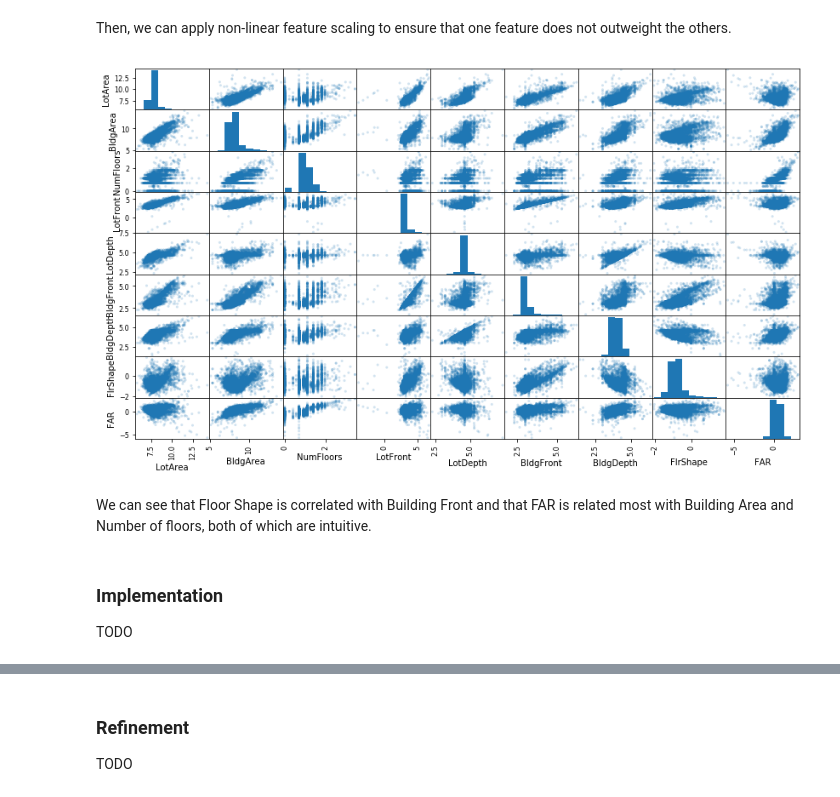
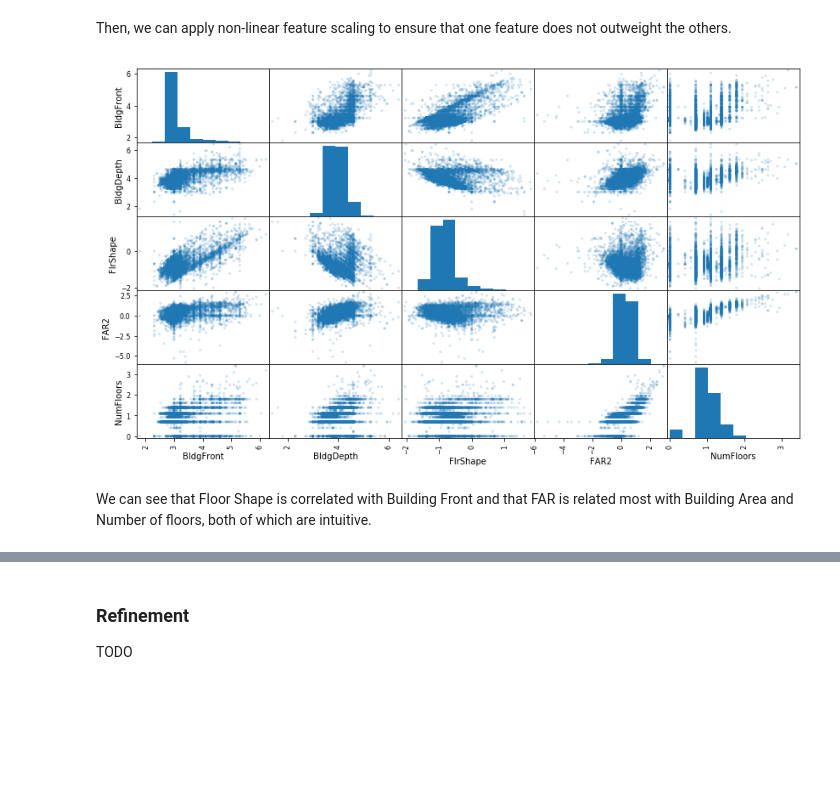
Before and after one commit to jperaino/MLND_Capstone, a Jupyter notebook: Capstone_Report.ipynb, the cells around one changed output, grey strips where cells are left out. Saved outputs shown, nothing was run; the diff lists cells and outputs as text; code cells hidden in the pictures; blank space fills up the shorter version.

Commit message:
complete draft implementation

```diff
--- a/Capstone_Report.ipynb
+++ b/Capstone_Report.ipynb
@@ -66,13 +66,19 @@ import visuals as vs
 # Pretty display for notebooks
 %matplotlib inline
 
+# Define column sets
+col_Import = ["Address", "LotArea", "BldgArea", "BldgFront", "BldgDepth", "NumFloors", "NumBldgs", "LotFront", "LotDepth"]
+col_Phys = ["BldgFront", "BldgDepth"]
+col_PhysPlus = ["BldgFront", "BldgDepth", "FlrShape", "FAR2", "NumFloors"]
+
 # Load the PLUTO Buildings Dataset for Brooklyn
 try:
     data = pd.read_csv("BK.csv",
             low_memory=False,
             # Dataset has 80+ features, so load only those which are relevant
             #usecols=["Address", "LotArea", "BldgArea", "BldgFront", "BldgDepth", "NumFloors", "NumBldgs", "LotFront", "LotDepth", "ComArea", "ResArea", "OfficeArea", "RetailArea", "GarageArea", "StrgeArea", "FactryArea"])
-            usecols=["Address", "LotArea", "BldgArea", "BldgFront", "BldgDepth", "NumFloors", "NumBldgs", "LotFront", "LotDepth"])
+            usecols= col_Import)
+
 
     print "PLUTO Brooklyn Dataset has {} samples with {} features each.".format(*data.shape)
 
@@ -152,10 +158,6 @@ for i in range(20000):
 
 dataReduced = pd.DataFrame(data.loc[indices], columns = data.keys()).reset_index(drop = True)
 
-# Remove features that are no longer necessary
-dataReduced.drop(['Address', 'NumBldgs'], axis = 1, inplace = True)
-samples.drop(['Address', 'NumBldgs'], axis = 1, inplace = True)
-
 # Display a new description of the dataset
 print "The reduced PLUTO Brooklyn Dataset has {} samples with {} features each.".format(*dataReduced.shape)
 display(dataReduced.describe())
@@ -207,23 +209,25 @@ As mentioned in the exploratory visualization section, some additional features
 * __Floor Area Ratio__ (FAR) = BldgArea / LotArea
 # %%
 dataReduced['FlrShape'] = dataReduced.BldgFront / dataReduced.BldgDepth
-dataReduced['FAR'] = dataReduced.BldgArea / dataReduced.LotArea
+dataReduced['FAR2'] = dataReduced.BldgArea / dataReduced.LotArea
+
+samples['FlrShape'] = dataReduced.BldgFront / dataReduced.BldgDepth
+samples['FAR2'] = dataReduced.BldgArea / dataReduced.LotArea
 # %% [markdown]
 Then, we can apply non-linear feature scaling to ensure that one feature does not outweight the others.
 # %%
 # Scale the reduced data using the natural logarithm
-log_data = np.log(dataReduced)
+exclude = ['Address']
+log_data = np.log(dataReduced[col_PhysPlus])
 
 # Scale the sample data using the natural logarithm
-log_samples = np.log(samples)
+log_samples = np.log(samples[col_PhysPlus])
 
 # Produce a scatter matrix for each pair of newly-transformed features
+
+
 pd.plotting.scatter_matrix(log_data, alpha = 0.2, figsize = (14,8));
 # %% [output]
-[figure, old version]
+[figure, new version]
 # %% [markdown]
 We can see that Floor Shape is correlated with Building Front and that FAR is related most with Building Area and Number of floors, both of which are intuitive.
-# %% [markdown]
-### Implementation
-
-TODO
```
Also changed, not shown: parts of 12 cells of this notebook.
